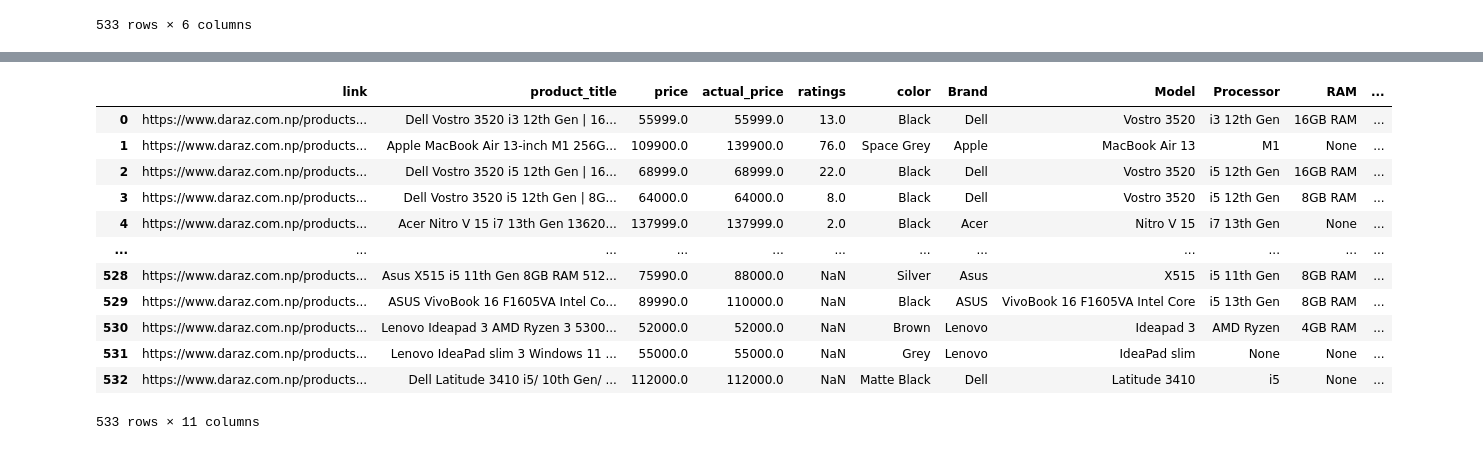
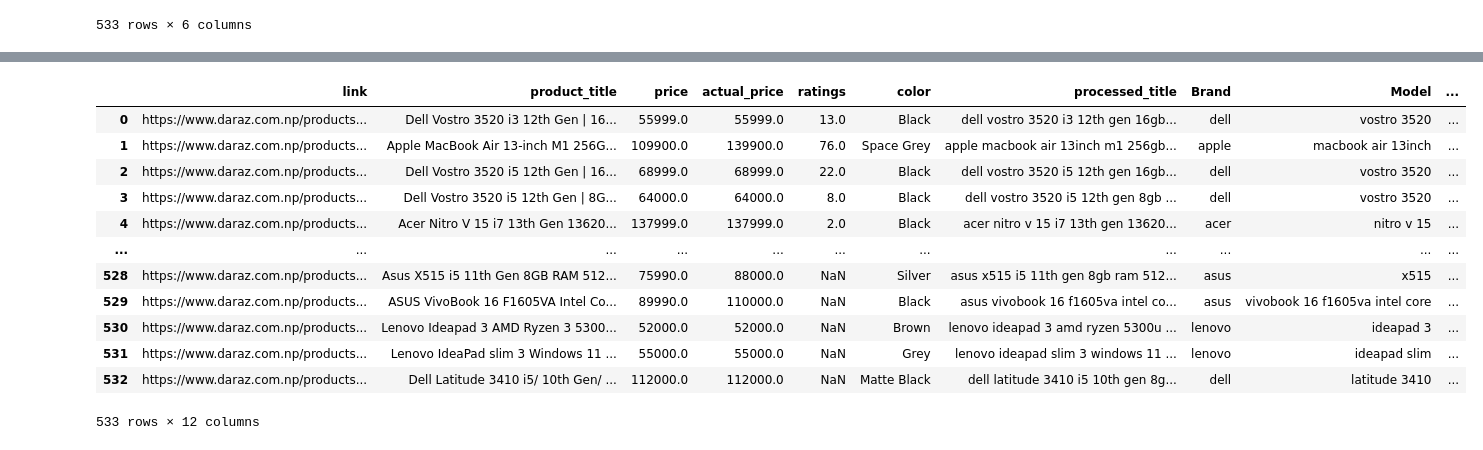
Before and after one commit to gupta-bhandari/Semantic_Search, a Jupyter notebook: semantic_search_data_preprocessing.ipynb, the cells around one changed output, grey strips where cells are left out. Drawn from its saved outputs; the diff is of its cells as text; code cells hidden in the pictures.

Commit message:
Data preprocessing updated

```diff
--- a/semantic_search_data_preprocessing.ipynb
+++ b/semantic_search_data_preprocessing.ipynb
@@ -46,23 +100,23 @@ def extract_attributes(product_title):
 
     return pd.Series([brand, filtered_model, processor, ram, storage])
 # %%
-# Applying the extract_attributes function to the "product_title" column
-cleaned_product_data[['Brand', 'Model', 'Processor', 'RAM', 'Storage']] = cleaned_product_data['product_title'].apply(extract_attributes)
-cleaned_product_data
+# # Applying the extract_attributes function to the "product_title" column
+# cleaned_product_data[['Brand', 'Model', 'Processor', 'RAM', 'Storage']] = cleaned_product_data['processed_title'].apply(extract_attributes)
+# cleaned_product_data
 # %% [output]
-|  | link | product_title | price | actual_price | ratings | color | Brand | Model | Processor | RAM | ... |
-| 0 | https://www.daraz.com.np/products... | Dell Vostro 3520 i3 12th Gen | 16... | 55999.0 | 55999.0 | 13.0 | Black | Dell | Vostro 3520 | i3 12th Gen | 16GB RAM | ... |
-| 1 | https://www.daraz.com.np/products... | Apple MacBook Air 13-inch M1 256G... | 109900.0 | 139900.0 | 76.0 | Space Grey | Apple | MacBook Air 13 | M1 | None | ... |
-| 2 | https://www.daraz.com.np/products... | Dell Vostro 3520 i5 12th Gen | 16... | 68999.0 | 68999.0 | 22.0 | Black | Dell | Vostro 3520 | i5 12th Gen | 16GB RAM | ... |
-| 3 | https://www.daraz.com.np/products... | Dell Vostro 3520 i5 12th Gen | 8G... | 64000.0 | 64000.0 | 8.0 | Black | Dell | Vostro 3520 | i5 12th Gen | 8GB RAM | ... |
-| 4 | https://www.daraz.com.np/products... | Acer Nitro V 15 i7 13th Gen 13620... | 137999.0 | 137999.0 | 2.0 | Black | Acer | Nitro V 15 | i7 13th Gen | None | ... |
-| ... | ... | ... | ... | ... | ... | ... | ... | ... | ... | ... | ... |
-| 528 | https://www.daraz.com.np/products... | Asus X515 i5 11th Gen 8GB RAM 512... | 75990.0 | 88000.0 | NaN | Silver | Asus | X515 | i5 11th Gen | 8GB RAM | ... |
-| 529 | https://www.daraz.com.np/products... | ASUS VivoBook 16 F1605VA Intel Co... | 89990.0 | 110000.0 | NaN | Black | ASUS | VivoBook 16 F1605VA Intel Core | i5 13th Gen | 8GB RAM | ... |
-| 530 | https://www.daraz.com.np/products... | Lenovo Ideapad 3 AMD Ryzen 3 5300... | 52000.0 | 52000.0 | NaN | Brown | Lenovo | Ideapad 3 | AMD Ryzen | 4GB RAM | ... |
-| 531 | https://www.daraz.com.np/products... | Lenovo IdeaPad slim 3 Windows 11 ... | 55000.0 | 55000.0 | NaN | Grey | Lenovo | IdeaPad slim | None | None | ... |
-| 532 | https://www.daraz.com.np/products... | Dell Latitude 3410 i5/ 10th Gen/ ... | 112000.0 | 112000.0 | NaN | Matte Black | Dell | Latitude 3410 | i5 | None | ... |
+|  | link | product_title | price | actual_price | ratings | color | processed_title | Brand | Model | ... |
+| 0 | https://www.daraz.com.np/products... | Dell Vostro 3520 i3 12th Gen | 16... | 55999.0 | 55999.0 | 13.0 | Black | dell vostro 3520 i3 12th gen 16gb... | dell | vostro 3520 | ... |
+| 1 | https://www.daraz.com.np/products... | Apple MacBook Air 13-inch M1 256G... | 109900.0 | 139900.0 | 76.0 | Space Grey | apple macbook air 13inch m1 256gb... | apple | macbook air 13inch | ... |
+| 2 | https://www.daraz.com.np/products... | Dell Vostro 3520 i5 12th Gen | 16... | 68999.0 | 68999.0 | 22.0 | Black | dell vostro 3520 i5 12th gen 16gb... | dell | vostro 3520 | ... |
+| 3 | https://www.daraz.com.np/products... | Dell Vostro 3520 i5 12th Gen | 8G... | 64000.0 | 64000.0 | 8.0 | Black | dell vostro 3520 i5 12th gen 8gb ... | dell | vostro 3520 | ... |
+| 4 | https://www.daraz.com.np/products... | Acer Nitro V 15 i7 13th Gen 13620... | 137999.0 | 137999.0 | 2.0 | Black | acer nitro v 15 i7 13th gen 13620... | acer | nitro v 15 | ... |
+| ... | ... | ... | ... | ... | ... | ... | ... | ... | ... | ... |
+| 528 | https://www.daraz.com.np/products... | Asus X515 i5 11th Gen 8GB RAM 512... | 75990.0 | 88000.0 | NaN | Silver | asus x515 i5 11th gen 8gb ram 512... | asus | x515 | ... |
+| 529 | https://www.daraz.com.np/products... | ASUS VivoBook 16 F1605VA Intel Co... | 89990.0 | 110000.0 | NaN | Black | asus vivobook 16 f1605va intel co... | asus | vivobook 16 f1605va intel core | ... |
+| 530 | https://www.daraz.com.np/products... | Lenovo Ideapad 3 AMD Ryzen 3 5300... | 52000.0 | 52000.0 | NaN | Brown | lenovo ideapad 3 amd ryzen 5300u ... | lenovo | ideapad 3 | ... |
+| 531 | https://www.daraz.com.np/products... | Lenovo IdeaPad slim 3 Windows 11 ... | 55000.0 | 55000.0 | NaN | Grey | lenovo ideapad slim 3 windows 11 ... | lenovo | ideapad slim | ... |
+| 532 | https://www.daraz.com.np/products... | Dell Latitude 3410 i5/ 10th Gen/ ... | 112000.0 | 112000.0 | NaN | Matte Black | dell latitude 3410 i5 10th gen 8g... | dell | latitude 3410 | ... |
-533 rows × 11 columns
+533 rows × 12 columns
 # %%
 cleaned_product_data.iloc[368]
 # %% [output]
```
Also changed, not shown: parts of 10 cells of this notebook, 1 other file.
